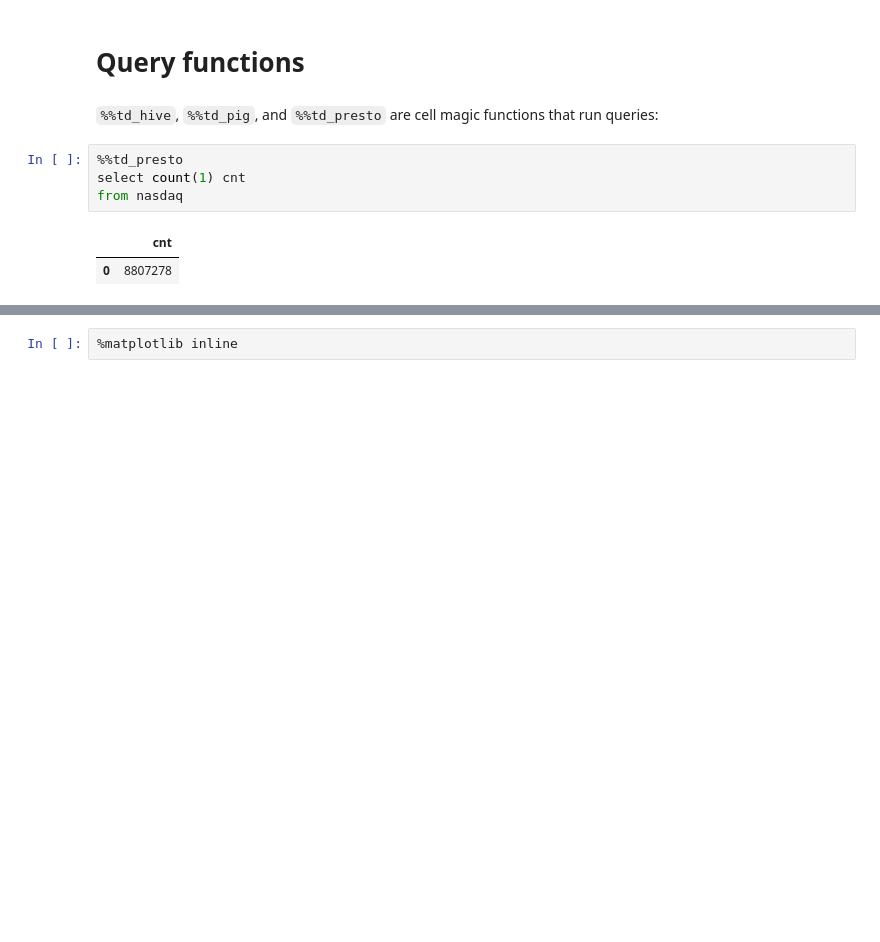
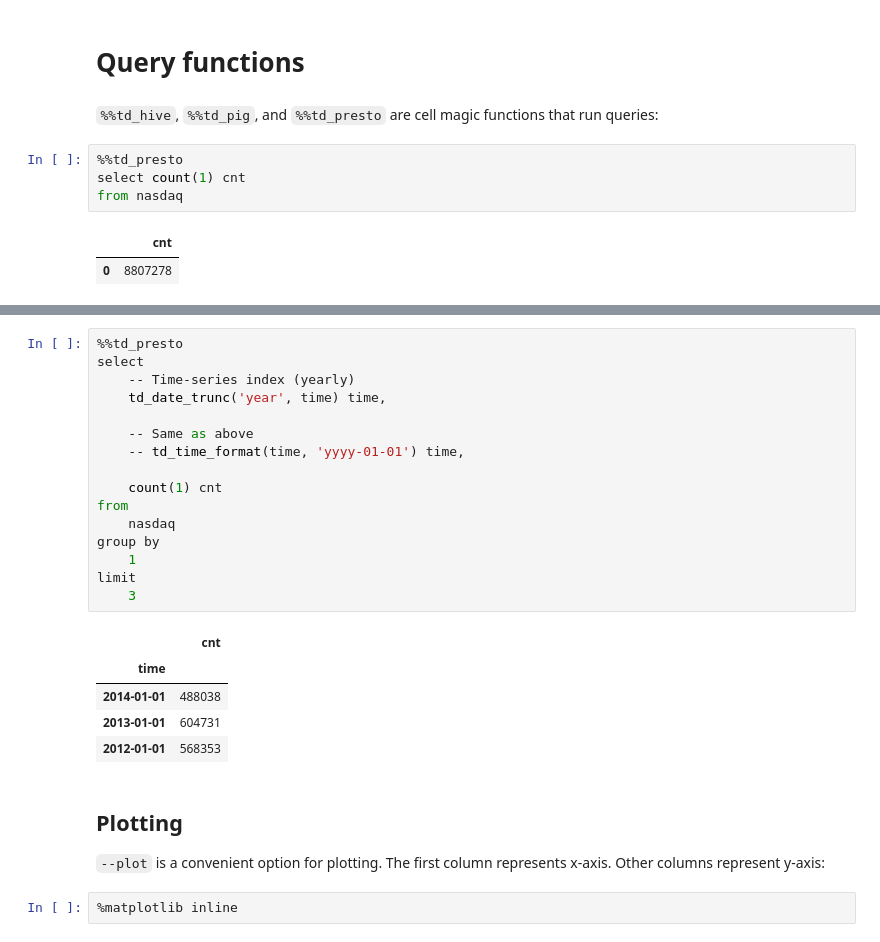
Before and after one commit to treasure-data/pandas-td, a Jupyter notebook: doc/magic.ipynb, the cells around one changed output, grey strips where cells are left out. Saved outputs shown, nothing was run; the diff lists cells and outputs as text; blank space fills up the shorter version.

```diff
--- a/doc/magic.ipynb
+++ b/doc/magic.ipynb
@@ -104,3 +113,29 @@ There is another family of functions ``%%td_hive_plot``, ``%%td_pig_plot``, and
+# %%
+%%td_presto
+select
+    -- Time-series index (yearly)
+    td_date_trunc('year', time) time,
+
+    -- Same as above
+    -- td_time_format(time, 'yyyy-01-01') time,
+
+    count(1) cnt
+from
+    nasdaq
+group by
+    1
+limit
+    3
+# %% [output]
+|  | cnt |
+| time |  |
+| 2014-01-01 | 488038 |
+| 2013-01-01 | 604731 |
+| 2012-01-01 | 568353 |
+# %% [markdown]
+## Plotting
+
+``--plot`` is a convenient option for plotting.  The first column represents x-axis.  Other columns represent y-axis:
 # %%
 %matplotlib inline
 # %%
```
Also changed, not shown: parts of 13 cells of this notebook, 2 other files.
